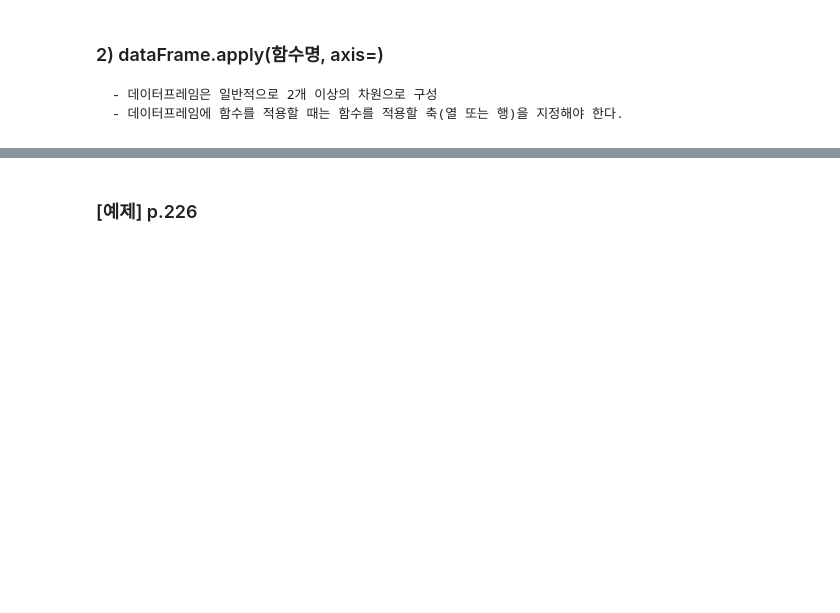
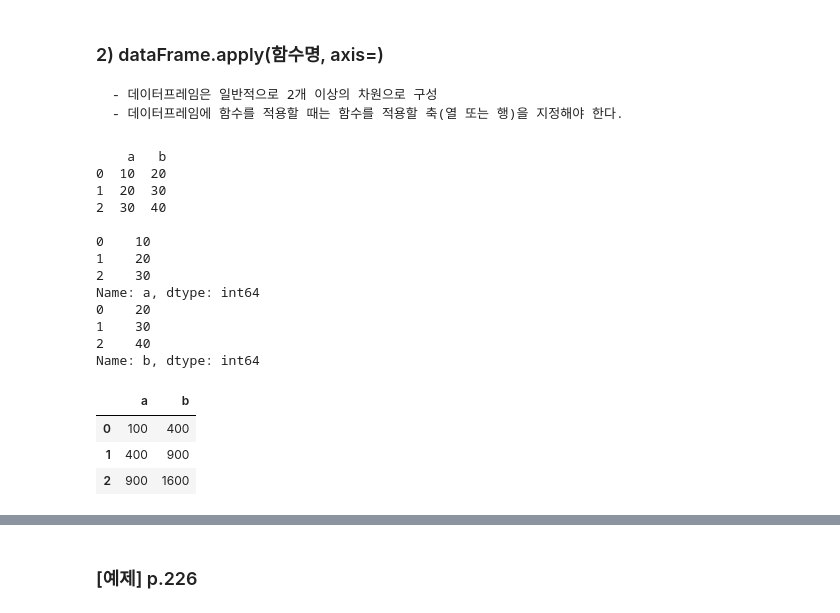
Before and after one commit to dlona12/python_basic_1, a Jupyter notebook: ch08_update_class.ipynb, the cells around one changed output, grey strips where cells are left out. Cells and saved outputs as stored; diff of their text form; code cells hidden in the pictures; blank space fills up the shorter version.

```diff
--- a/ch08_update_class.ipynb
+++ b/ch08_update_class.ipynb
@@ -600,7 +953,28 @@ print(s)
 # %%
 # ex1:  열을 대상으로 지정 함수 적용 : apply( axis=0), apply( axis ="index")
 ## 파이썬 내장함수 print() 적용하기
+print(df)
+print()
 df.apply(print, axis="index") # 열 단위로 데이터프레임에 print() 적용
+df.apply(square, axis="index")
+# %% [output]
+    a   b
+0  10  20
+1  20  30
+2  30  40
+
+0    10
+1    20
+2    30
+Name: a, dtype: int64
+0    20
+1    30
+2    40
+Name: b, dtype: int64
+|  | a | b |
+| 0 | 100 | 400 |
+| 1 | 400 | 900 |
+| 2 | 900 | 1600 |
 # %%
 # ex2: 행 단위로 함수 적용하기 - apply(axix="columns")
 df.apply(print, axis="columns")
```
Also changed, not shown: parts of 41 cells of this notebook.
